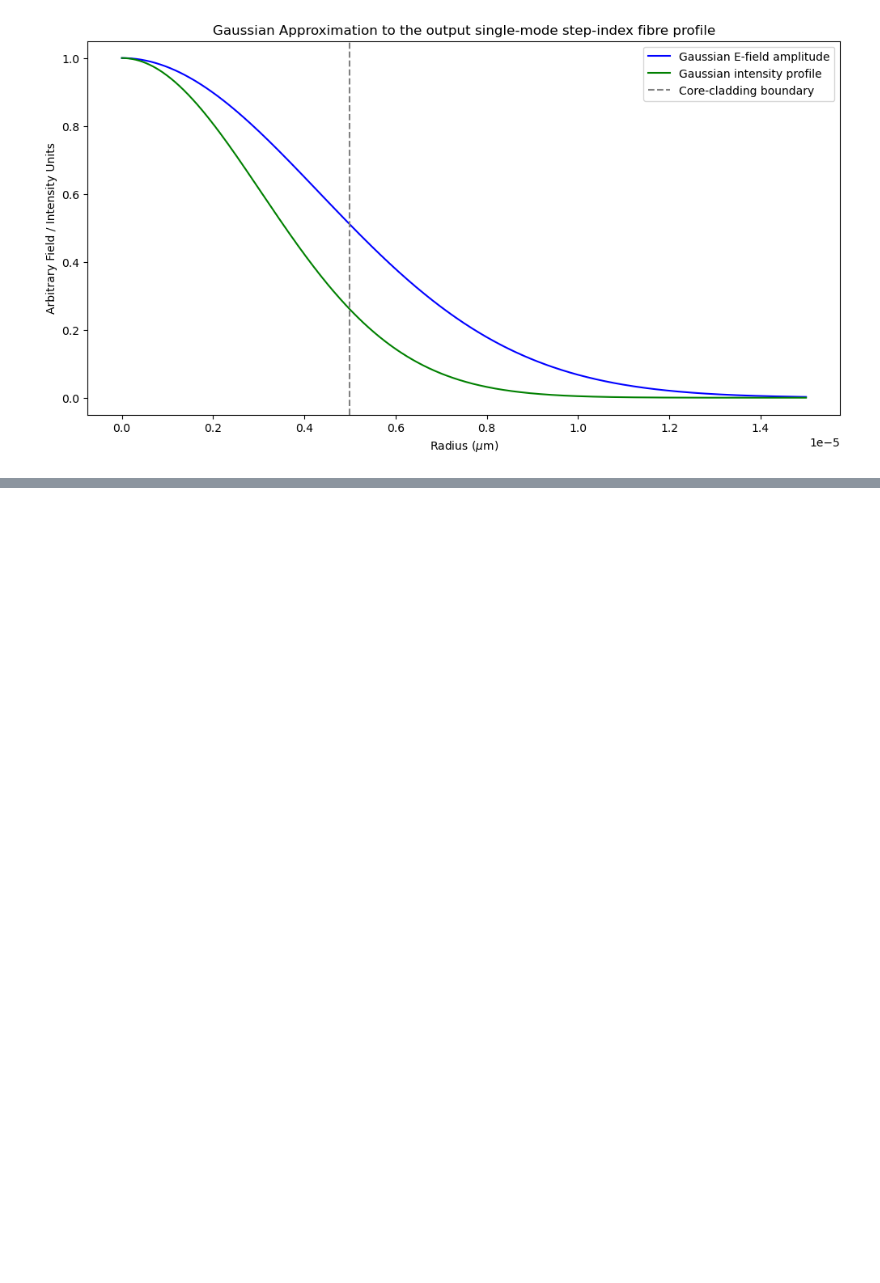
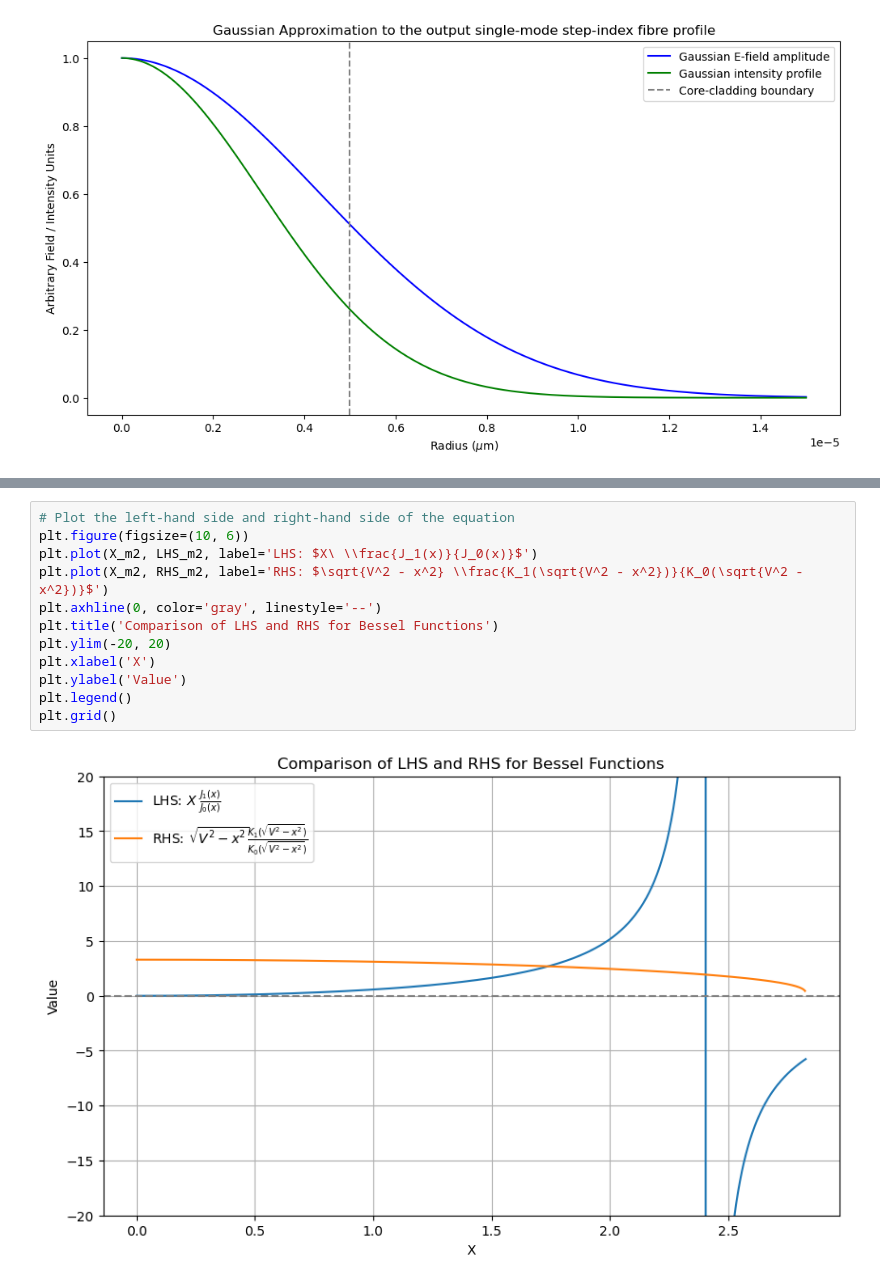
Before and after one commit to TongyueLiu/OH-Suppression-MRes-Project, a Jupyter notebook: Calculating Electric Field Properties.ipynb, the cells around one changed output, grey strips where cells are left out. Saved outputs shown, nothing was run; the diff lists cells and outputs as text; blank space fills up the shorter version.

```diff
--- a/Calculating Electric Field Properties.ipynb
+++ b/Calculating Electric Field Properties.ipynb
@@ -370,0 +421,14 @@ plt.show()
+# %%
+# Plot the left-hand side and right-hand side of the equation
+plt.figure(figsize=(10, 6))
+plt.plot(X_m2, LHS_m2, label='LHS: $X\ \\frac{J_1(x)}{J_0(x)}$')
+plt.plot(X_m2, RHS_m2, label='RHS: $\sqrt{V^2 - x^2} \\frac{K_1(\sqrt{V^2 - x^2})}{K_0(\sqrt{V^2 - x^2})}$')
+plt.axhline(0, color='gray', linestyle='--')
+plt.title('Comparison of LHS and RHS for Bessel Functions')
+plt.ylim(-20, 20)
+plt.xlabel('X')
+plt.ylabel('Value')
+plt.legend()
+plt.grid()
+# %% [output]
+[figure, added]
```
Also changed, not shown: parts of 22 cells of this notebook.
